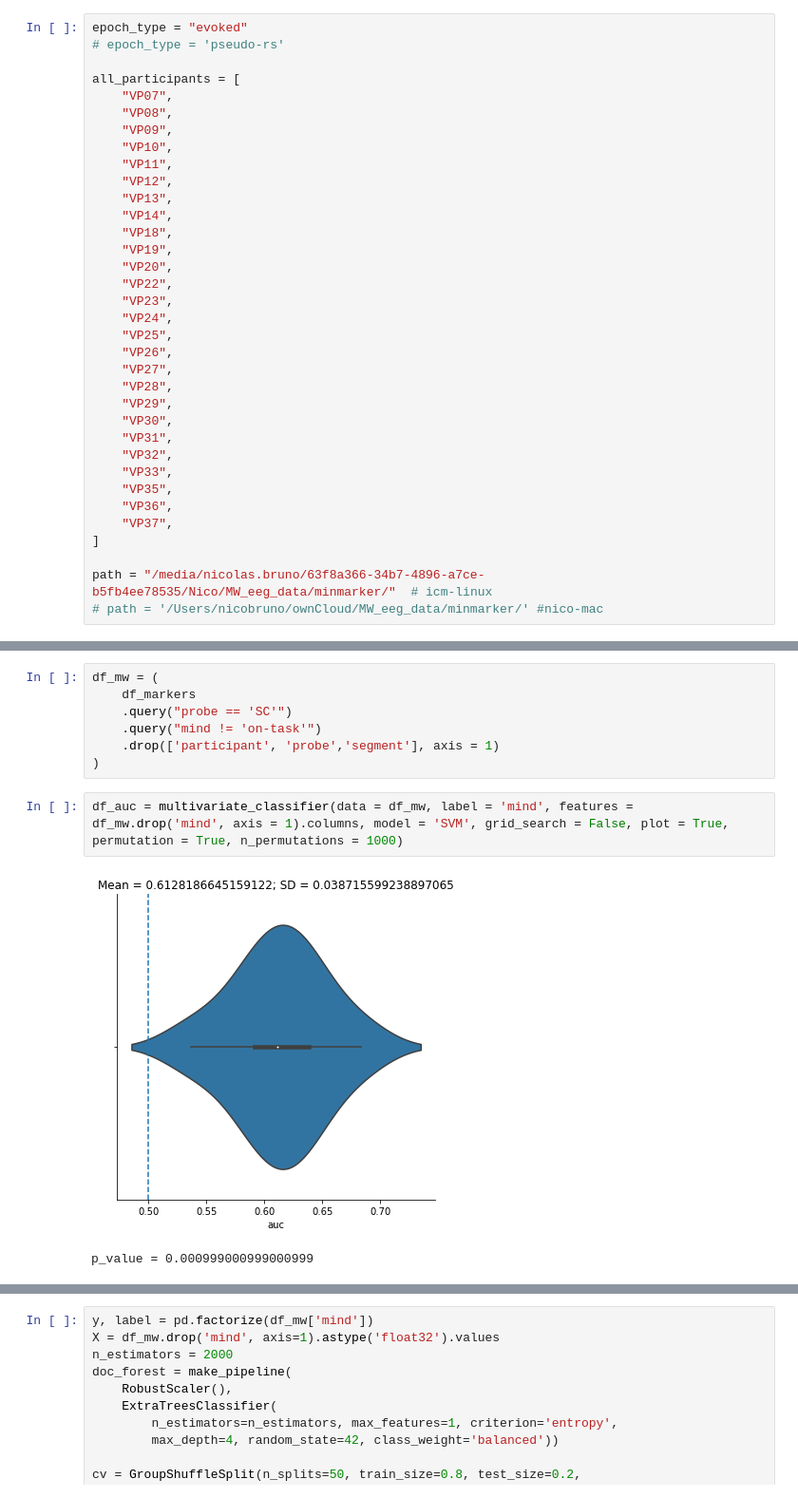
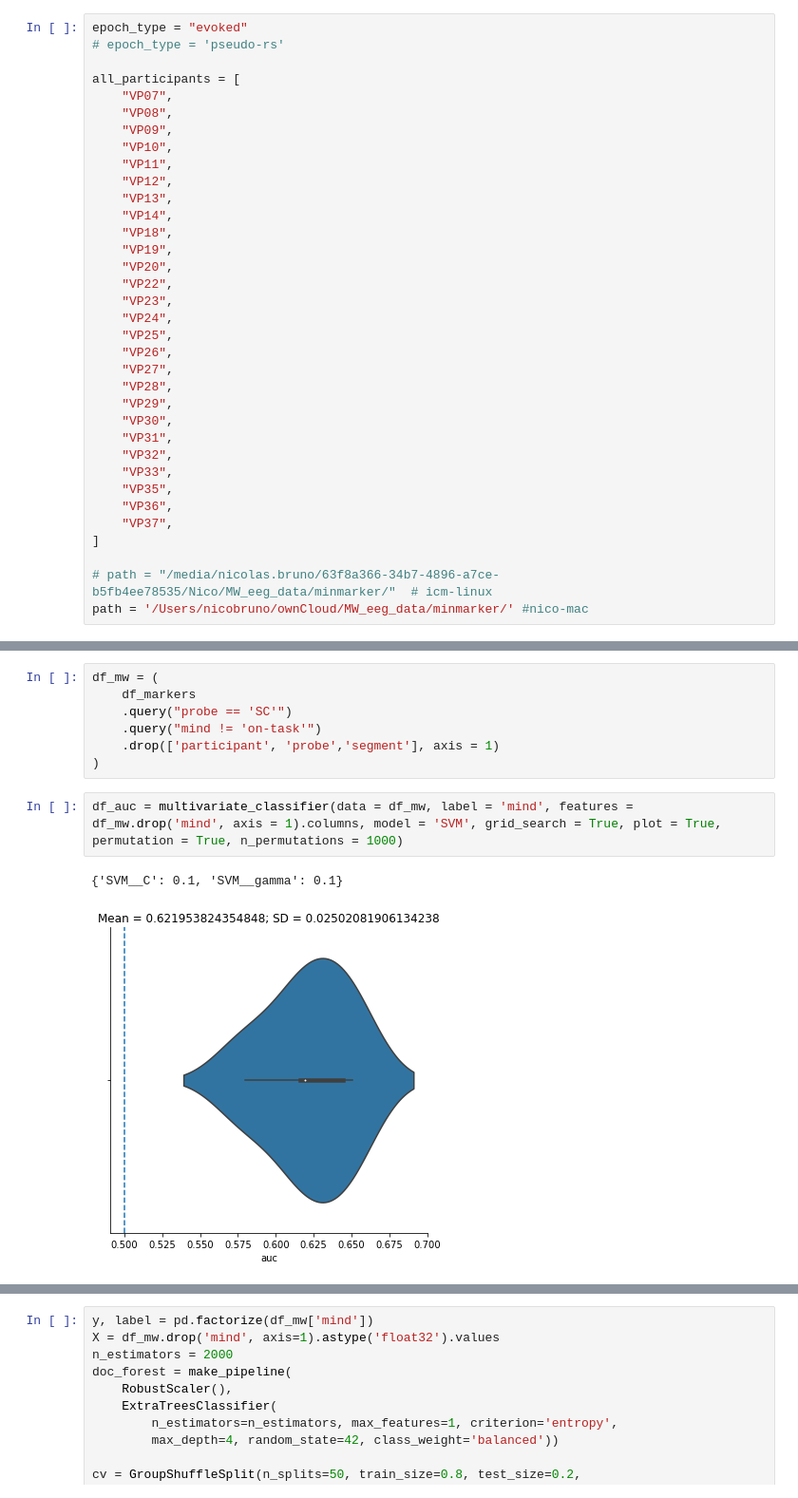
Before and after one commit to Nicobruno92/mw_markers_project, a Jupyter notebook: multivariate_analysis.ipynb, the cells around one changed output, grey strips where cells are left out. Shown at 95% size. Drawn from its saved outputs; the diff is of its cells as text.

```diff
--- a/multivariate_analysis.ipynb
+++ b/multivariate_analysis.ipynb
@@ -57,8 +57,8 @@ all_participants = [
     "VP37",
 ]
 
-path = "/media/nicolas.bruno/63f8a366-34b7-4896-a7ce-b5fb4ee78535/Nico/MW_eeg_data/minmarker/"  # icm-linux
-# path = '/Users/nicobruno/ownCloud/MW_eeg_data/minmarker/' #nico-mac
+# path = "/media/nicolas.bruno/63f8a366-34b7-4896-a7ce-b5fb4ee78535/Nico/MW_eeg_data/minmarker/"  # icm-linux
+path = '/Users/nicobruno/ownCloud/MW_eeg_data/minmarker/' #nico-mac
 # %%
 df = pd.DataFrame()
 
@@ -349,7 +349,7 @@ df_mw = (
     .drop(['participant', 'probe','segment'], axis = 1)
 )
 # %%
-df_auc = multivariate_classifier(data = df_mw, label = 'mind', features =  df_mw.drop('mind', axis = 1).columns, model = 'SVM', grid_search = False, plot = True, permutation = True, n_permutations = 1000)
+df_auc = multivariate_classifier(data = df_mw, label = 'mind', features =  df_mw.drop('mind', axis = 1).columns, model = 'SVM', grid_search = True, plot = True, permutation = True, n_permutations = 1000)
 # %% [output]
+{'SVM__C': 0.1, 'SVM__gamma': 0.1}
-[figure, old version]
+[figure, new version]
-p_value = 0.000999000999000999
```
Also changed, not shown: parts of 3 cells of this notebook, 20 other files.
